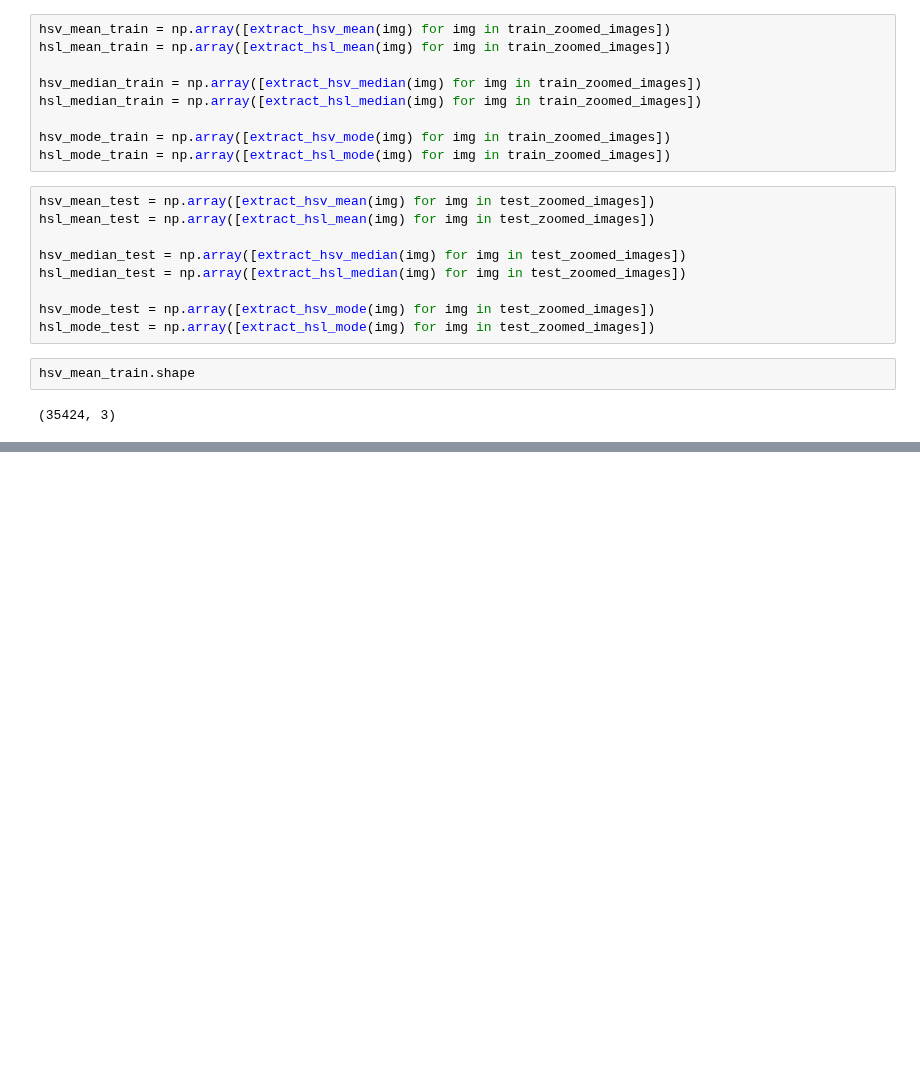
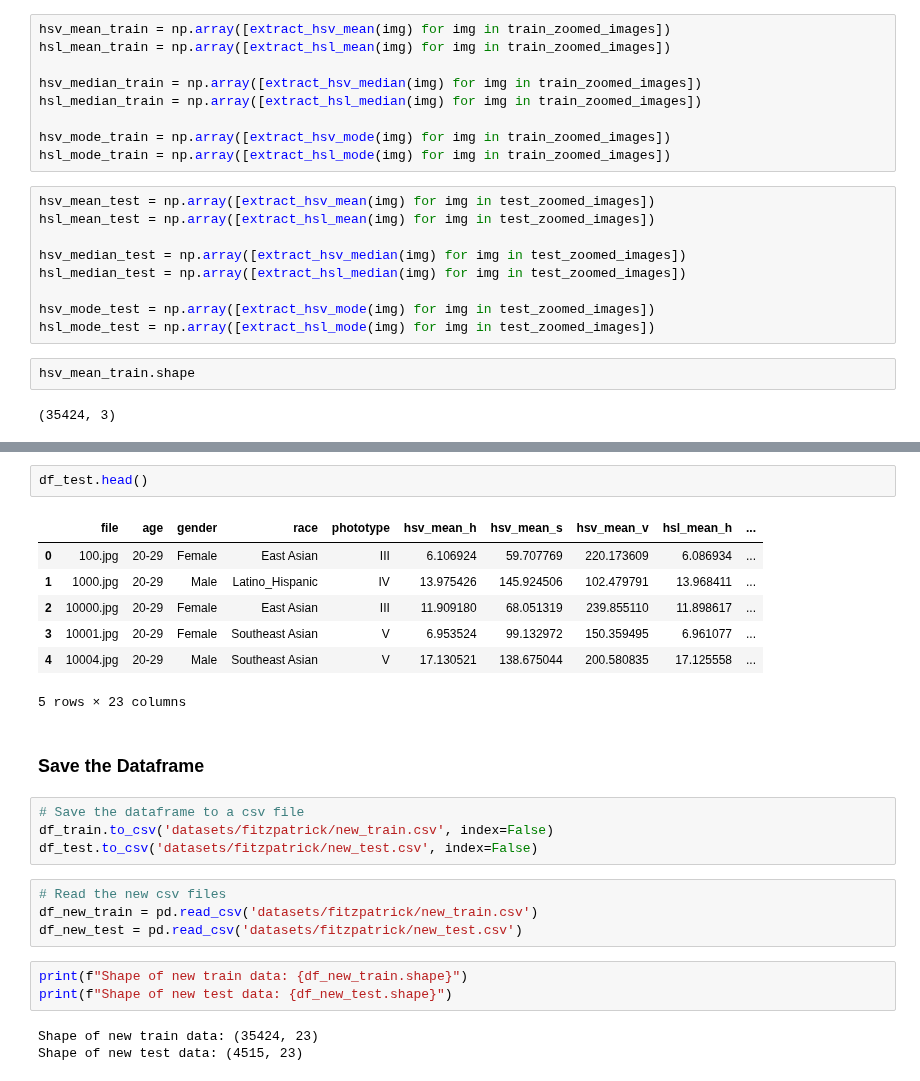
Before and after one commit to janeclrst/fores-1, a Jupyter notebook: main.ipynb, the cells around one changed output, grey strips where cells are left out. Saved outputs shown, nothing was run; the diff lists cells and outputs as text; blank space fills up the shorter version.

Commit message:
saving the new dataset

```diff
--- a/main.ipynb
+++ b/main.ipynb
@@ -263,0 +328,26 @@ hsv_mean_train.shape
+# %%
+df_test.head()
+# %% [output]
+|  | file | age | gender | race | phototype | hsv_mean_h | hsv_mean_s | hsv_mean_v | hsl_mean_h | ... |
+| 0 | 100.jpg | 20-29 | Female | East Asian | III | 6.106924 | 59.707769 | 220.173609 | 6.086934 | ... |
+| 1 | 1000.jpg | 20-29 | Male | Latino_Hispanic | IV | 13.975426 | 145.924506 | 102.479791 | 13.968411 | ... |
+| 2 | 10000.jpg | 20-29 | Female | East Asian | III | 11.909180 | 68.051319 | 239.855110 | 11.898617 | ... |
+| 3 | 10001.jpg | 20-29 | Female | Southeast Asian | V | 6.953524 | 99.132972 | 150.359495 | 6.961077 | ... |
+| 4 | 10004.jpg | 20-29 | Male | Southeast Asian | V | 17.130521 | 138.675044 | 200.580835 | 17.125558 | ... |
+5 rows × 23 columns
+# %% [markdown]
+### Save the Dataframe
+# %%
+# Save the dataframe to a csv file
+df_train.to_csv('datasets/fitzpatrick/new_train.csv', index=False)
+df_test.to_csv('datasets/fitzpatrick/new_test.csv', index=False)
+# %%
+# Read the new csv files
+df_new_train = pd.read_csv('datasets/fitzpatrick/new_train.csv')
+df_new_test = pd.read_csv('datasets/fitzpatrick/new_test.csv')
+# %%
+print(f"Shape of new train data: {df_new_train.shape}")
+print(f"Shape of new test data: {df_new_test.shape}")
+# %% [output]
+Shape of new train data: (35424, 23)
+Shape of new test data: (4515, 23)
```
Also changed, not shown: parts of 3 cells of this notebook.
